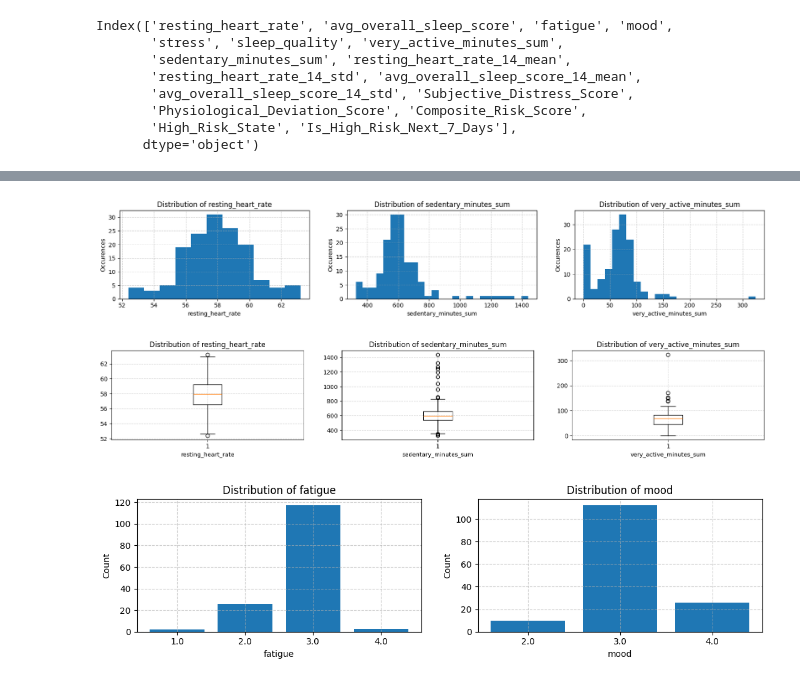
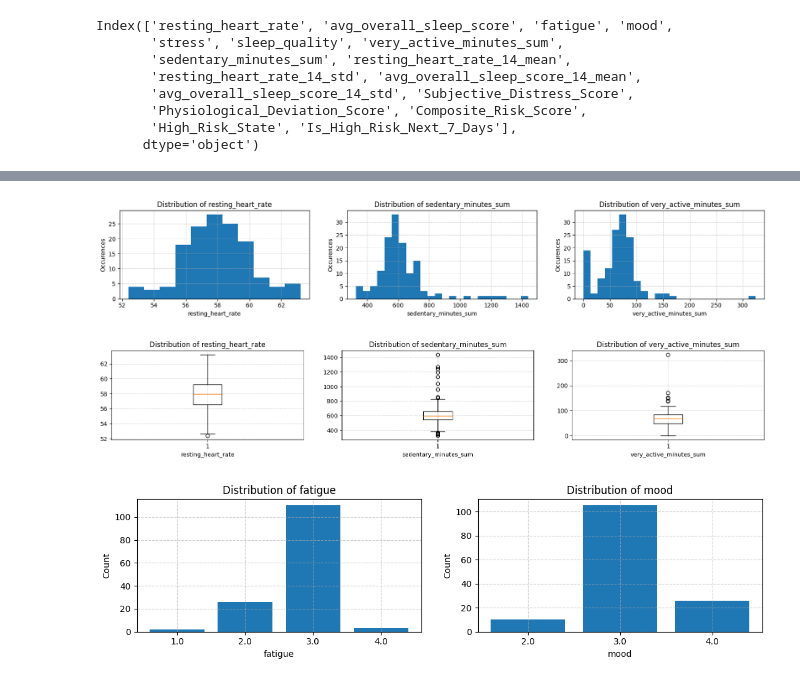
Before and after one commit to ahmedhanifc/DSAI3301---Physiological-Signals-Mental-Health-Assessment, a Jupyter notebook: analysis_v2.ipynb, the cells around one changed output, grey strips where cells are left out. Cells and saved outputs as stored; diff of their text form; code cells hidden in the pictures.

```diff
--- a/analysis_v2.ipynb
+++ b/analysis_v2.ipynb
@@ -153,5 +147,7 @@ ax.bar
+# %%
+df_eda = df.iloc[:-7].copy()
 # %%
-plot_distribution(df, ["resting_heart_rate","sedentary_minutes_sum","very_active_minutes_sum"],type = "hist",nrows=5, ncols=3)
+plot_distribution(df_eda, ["resting_heart_rate","sedentary_minutes_sum","very_active_minutes_sum"],type = "hist",nrows=5, ncols=3, save_path="14thJune2025_p07_hist.png")
 # %% [output]
-[figure, old version]
+[figure, new version]
 # %%
@@ -159,7 +155,7 @@ plot_distribution(df, ["resting_heart_rate","sedentary_minutes_sum","very_active
 # %% [output]
 [figure]
 # %%
-plot_distribution(df, ["fatigue","mood"],type = "bar",nrows=5, ncols=3)
+plot_distribution(df_eda, ["fatigue","mood"],type = "bar",nrows=5, ncols=3,  save_path="14thJune2025_p07_bar.png")
 # %% [output]
-[figure, old version]
+[figure, new version]
 # %%
```
Also changed, not shown: parts of 5 cells of this notebook, 1 other file.
